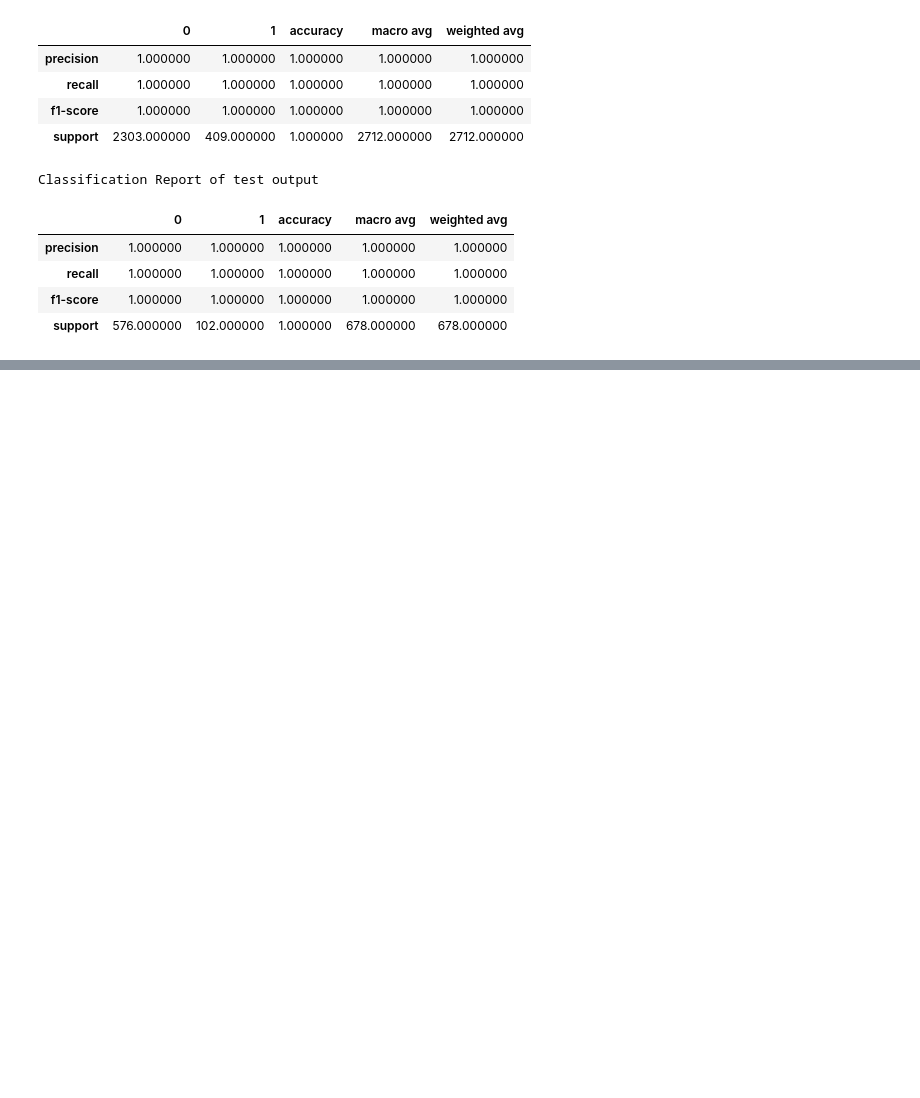
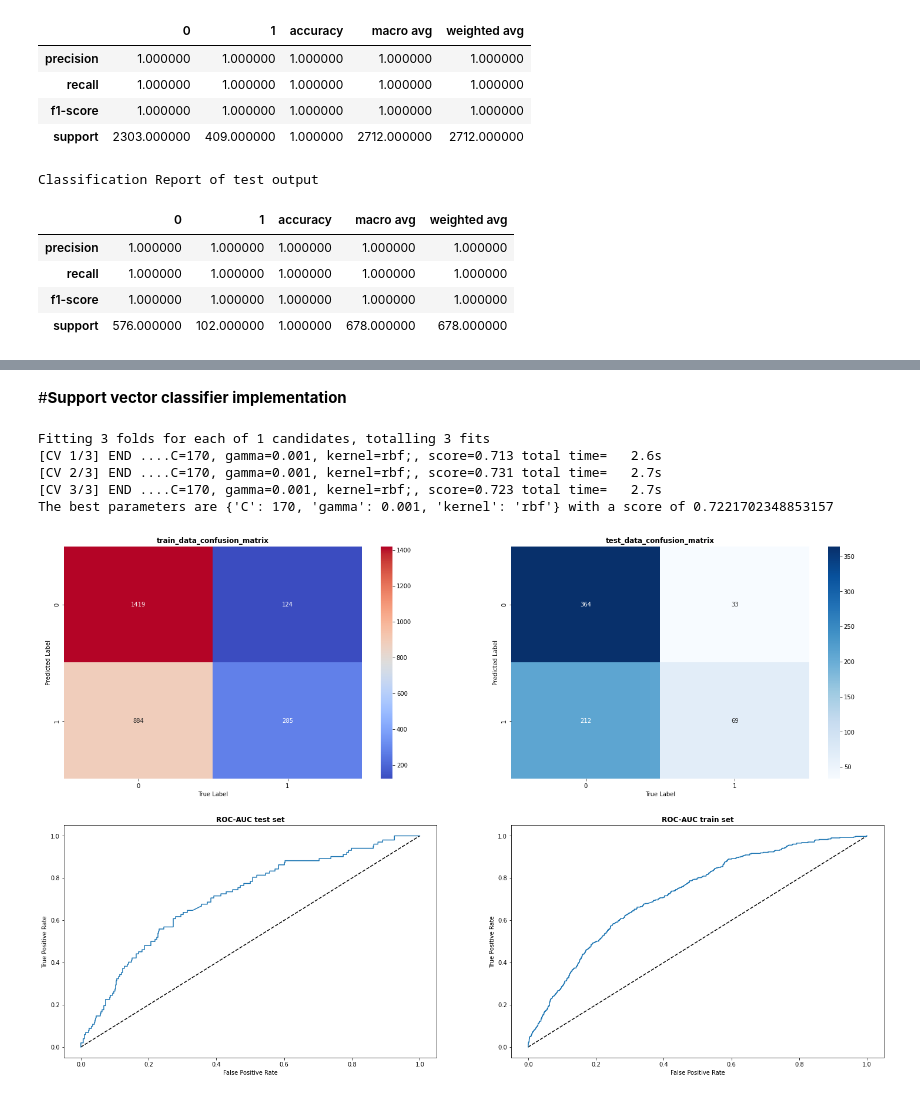
Before and after one commit to Aashishc-prog/CardioVascular-Risk-Prediction, a Jupyter notebook: Capstone_3.ipynb, the cells around one changed output, grey strips where cells are left out. Cells and saved outputs as stored; diff of their text form; code cells hidden in the pictures; blank space fills up the shorter version.

```diff
--- a/Capstone_3.ipynb
+++ b/Capstone_3.ipynb
@@ -462,0 +478,18 @@ shap.plots.beeswarm(shap_values)
+# %%
+scaler = MinMaxScaler()
+X=df2.drop(columns=['TenYearCHD'])
+Y=df2['TenYearCHD']
+#splitting the dataset
+
+X_train, X_test, Y_train, Y_test = train_test_split( X,Y , test_size = 0.2, random_state = 0, stratify=Y)
+
+#standardizing
+X_train = scaler.fit_transform(X_train)
+X_test = scaler.transform(X_test)
+print(f'Before X_train : {X_train.shape}')
+print(f'Before Y_train :\n{Y_train.value_counts()}')
+
+#Handling class imbalance by oversampling it using smote and removinh tomek links
+X_smote, Y_smote = SMOTETomek(random_state=42).fit_resample(X_train,Y_train)
+print(f'After X_smote : {X_smote.shape}')
+print(f'After Y_smote :\n{Y_smote.value_counts()}')
@@ -462,0 +507,23 @@ shap.plots.beeswarm(shap_values)
+# %% [markdown]
+#**Support vector classifier implementation**
+# %%
+classifier = SVC(random_state = 0, probability = True)
+C_range = [170]
+kernel = ['rbf']
+#degree=[1]
+gamma_range = [0.001]
+#gamma_range = np.append(np.logspace(-5,2,10),None)
+params_grid_svc = dict(C = C_range, kernel = kernel, gamma = gamma_range)
+clf_svc_grid = GridSearchCV(classifier,params_grid_svc,scoring='roc_auc',cv=3,verbose=3)
+clf_svc_grid.fit(X_smote,Y_smote)
+print(f"The best parameters are {clf_svc_grid.best_params_} with a score of {clf_svc_grid.best_score_}")
+# %% [output]
+Fitting 3 folds for each of 1 candidates, totalling 3 fits
+[CV 1/3] END ....C=170, gamma=0.001, kernel=rbf;, score=0.713 total time=   2.6s
+[CV 2/3] END ....C=170, gamma=0.001, kernel=rbf;, score=0.731 total time=   2.7s
+[CV 3/3] END ....C=170, gamma=0.001, kernel=rbf;, score=0.723 total time=   2.7s
+The best parameters are {'C': 170, 'gamma': 0.001, 'kernel': 'rbf'} with a score of 0.7221702348853157
+# %%
+get_some_metric(clf_svc_grid)
+# %% [output]
+[figure, added]
```
Also changed, not shown: parts of 25 cells of this notebook.
